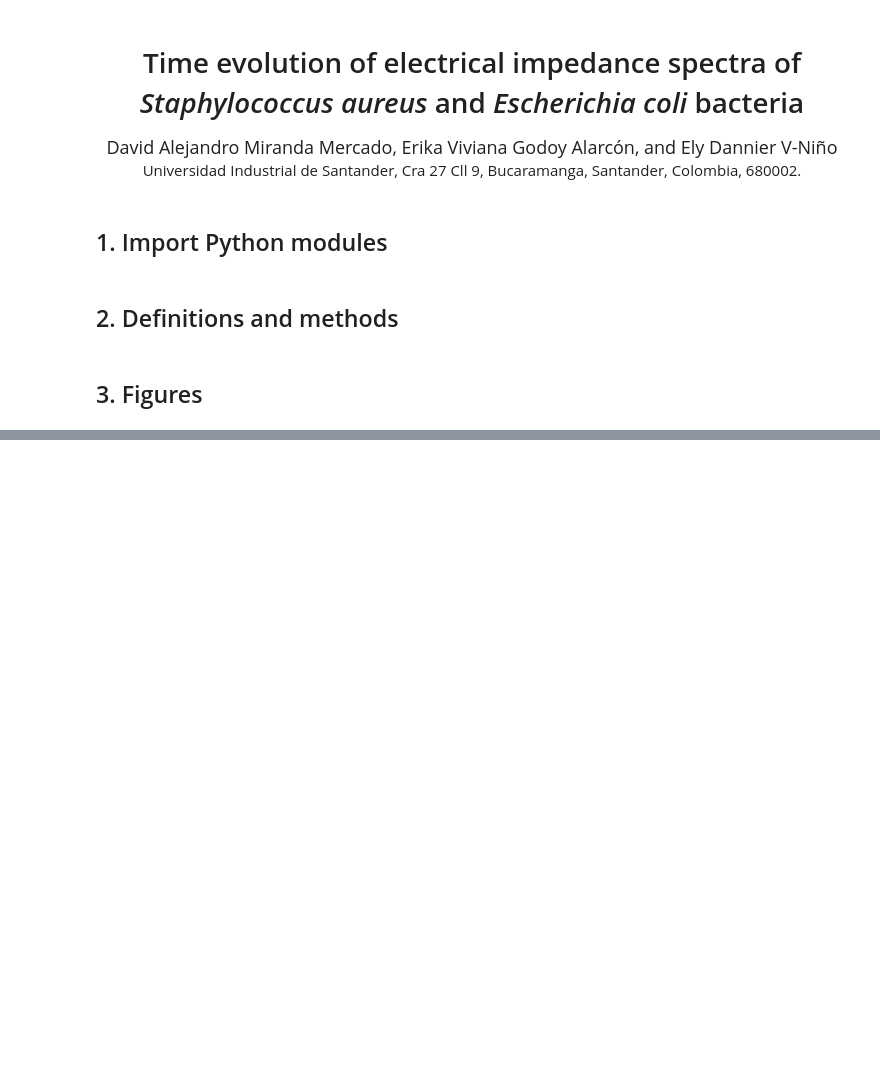
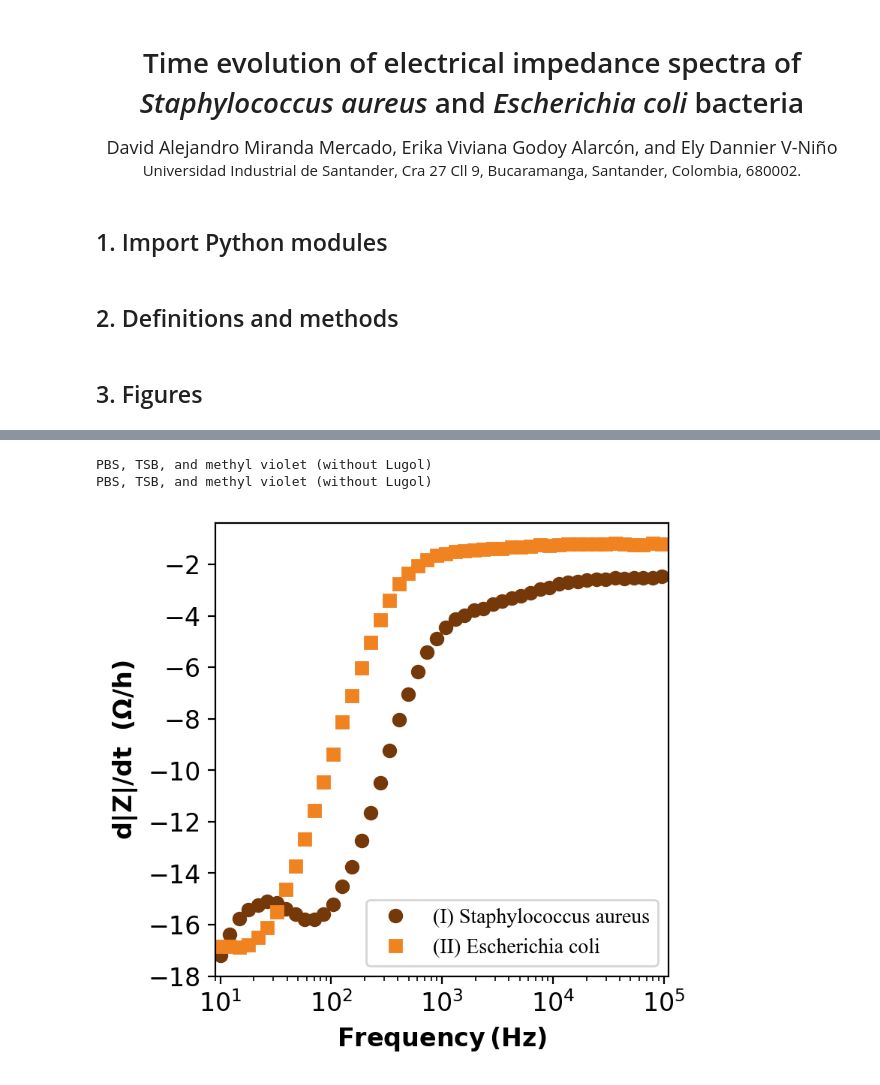
Before and after one commit to davidalejandromiranda/cronoimpedance, a Jupyter notebook: paper1_Saureus_Ecoli.ipynb, the cells around one changed output, grey strips where cells are left out. Saved outputs shown, nothing was run; the diff lists cells and outputs as text; code cells hidden in the pictures; blank space fills up the shorter version.

```diff
--- a/paper1_Saureus_Ecoli.ipynb
+++ b/paper1_Saureus_Ecoli.ipynb
@@ -227,0 +262,10 @@ def Z_abs_and_nyquists(data, params=None, show_bode=False, colors=colors, marker
+# %%
+def plot_cronoimpedance(data, label='', cronoimpedance_column='|Z|', param='slope',color='k', linestyle='None', marker='s', fontsize = 12):
+    f = data[('Frequency', 'Hz')].to_numpy()
+    m = data[cronoimpedance_column][param].to_numpy()
+    plt.semilogx(f, m, color=color, marker=marker, linestyle=linestyle, label=label)
+    plt.xlabel(r'$\bf{Frequency\,(Hz)}$', fontsize=fontsize)
+    plt.ylabel(rf'$\bf{{d{cronoimpedance_column}/dt}}$  $\bf{{(\Omega/h)}}$', fontsize=fontsize)
+    plt.gca().set_box_aspect(1)
+    plt.xticks(fontsize=fontsize)
+    plt.yticks(fontsize=fontsize)
@@ -256,0 +315,16 @@ Fig5b
+# %%
+plt.figure(dpi=dpi)
+param='slope'
+for fig in ['Fig4a', 'Fig4b']:
+    print(figs[fig]['medium'])
+    bacteria=figs[fig]['bacteria']
+    label=plot_info[bacteria]['label']
+    color=plot_info[bacteria]['color']
+    marker=plot_info[bacteria]['marker']
+    plot_cronoimpedance(figs[fig]['data'], label=label, color=color, marker=marker, param=param)
+_ = plt.legend(loc=4, prop={'family':'Times New Roman'})
+_ = plt.xlim(0.9e1, 1.1e5)
+# %% [output]
+PBS, TSB, and methyl violet (without Lugol)
+PBS, TSB, and methyl violet (without Lugol)
+[figure, added]
```
Also changed, not shown: parts of 11 cells of this notebook, 12 other files.
